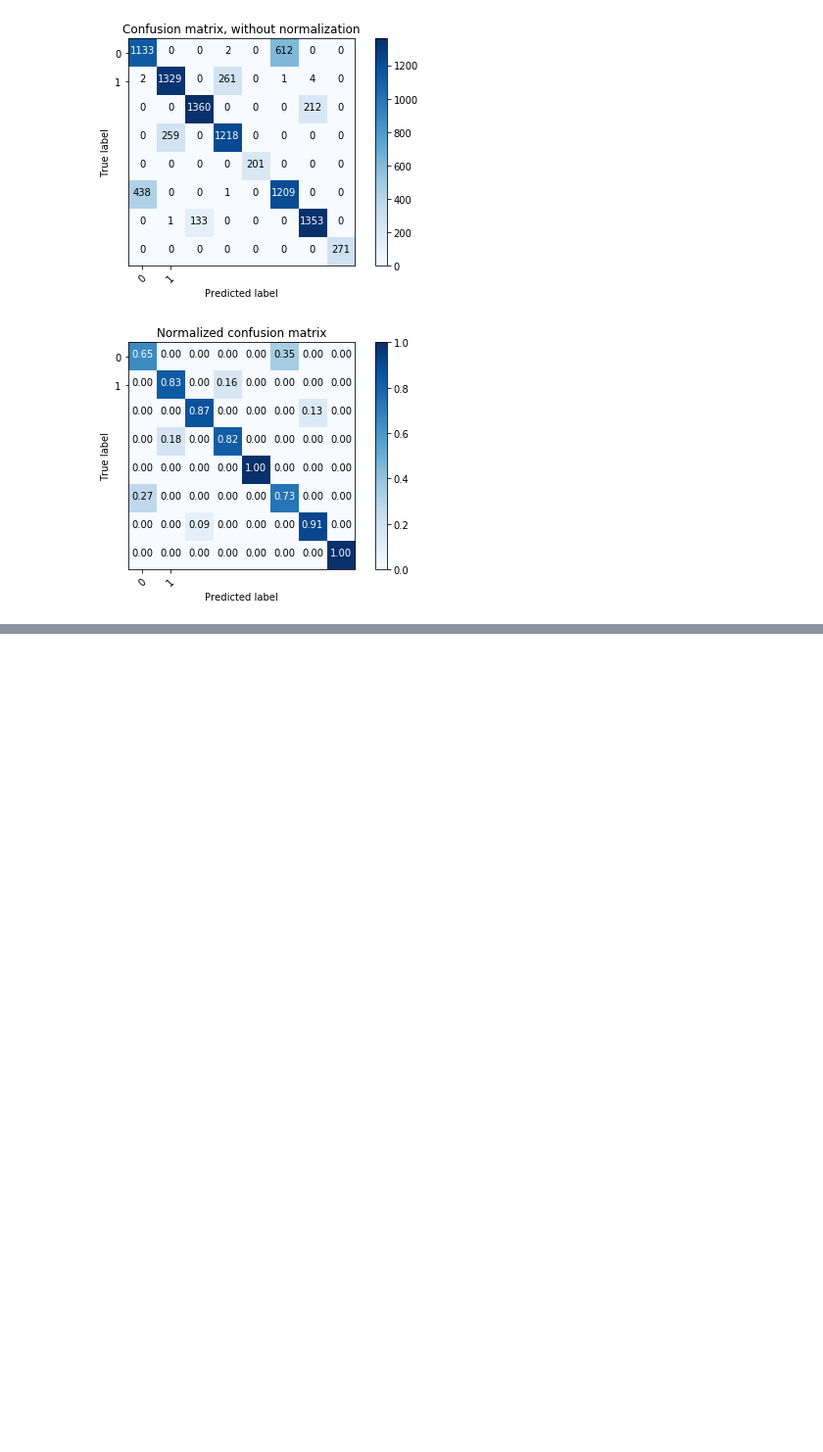
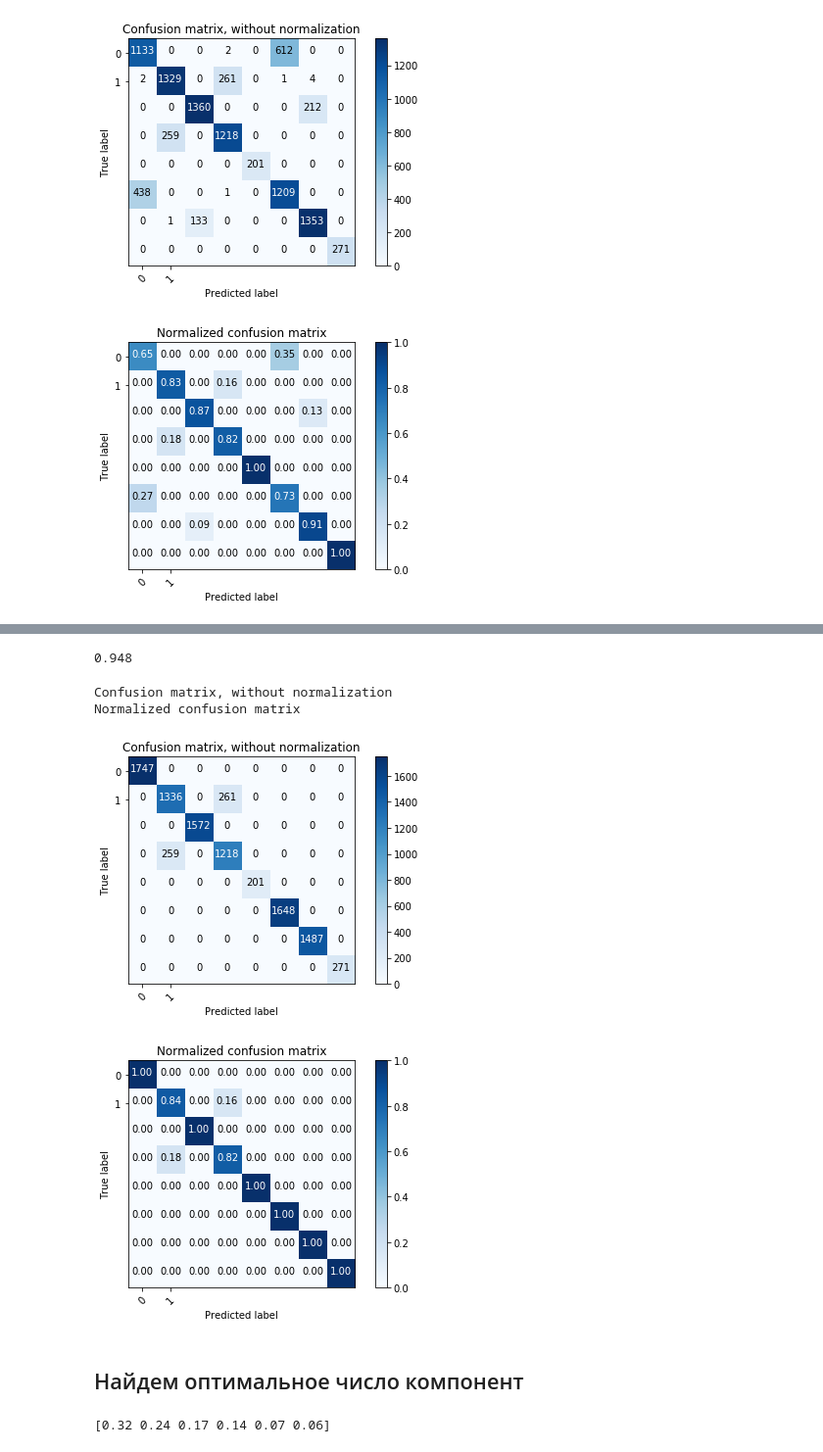
Before and after one commit to Northengard/HSE_ML_COURSE, a Jupyter notebook: spanish-high-speed-rail-tickets-pricing.ipynb, the cells around one changed output, grey strips where cells are left out. Shown: that part at 98% size. Drawn from its saved outputs; the diff is of its cells as text; code cells hidden in the pictures; blank space fills up the shorter version.

```diff
--- a/spanish-high-speed-rail-tickets-pricing.ipynb
+++ b/spanish-high-speed-rail-tickets-pricing.ipynb
@@ -701,0 +720,30 @@ Normalized confusion matrix
+# %%
+dt_classifier = DecisionTreeClassifier()
+dt_classifier.fit(decomposed_train_X, trainY)
+pred = dt_classifier.predict(decomposed_test_X[:10000])
+print(accuracy_score(testY[:10000], pred))
+# %% [output]
+0.948
+# %%
+cnf_matrix = confusion_matrix(testY[:10000], pred)
+np.set_printoptions(precision=2)
+plt.figure()
+plot_confusion_matrix(cnf_matrix, classes=[0,1],
+                      title='Confusion matrix, without normalization')
+plt.figure()
+plot_confusion_matrix(cnf_matrix, classes=[0,1], normalize=True,
+                      title='Normalized confusion matrix')
+plt.show()
+# %% [output]
+Confusion matrix, without normalization
+Normalized confusion matrix
+[figure, added]
+[figure, added]
+# %% [markdown]
+## Найдем оптимальное число компонент
+# %%
+pca = PCA(n_components=6, random_state=42)
+decomposed_data_X = pca.fit_transform(dataX)
+print(pca.explained_variance_ratio_)
+# %% [output]
+[0.32 0.24 0.17 0.14 0.07 0.06]
```
Also changed, not shown: parts of 17 cells of this notebook.
